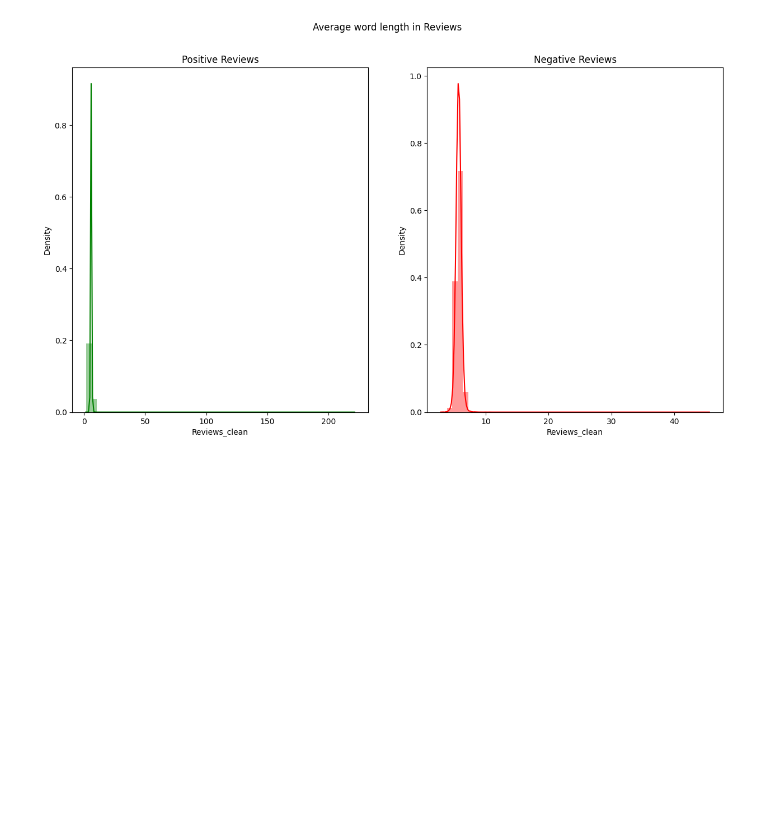
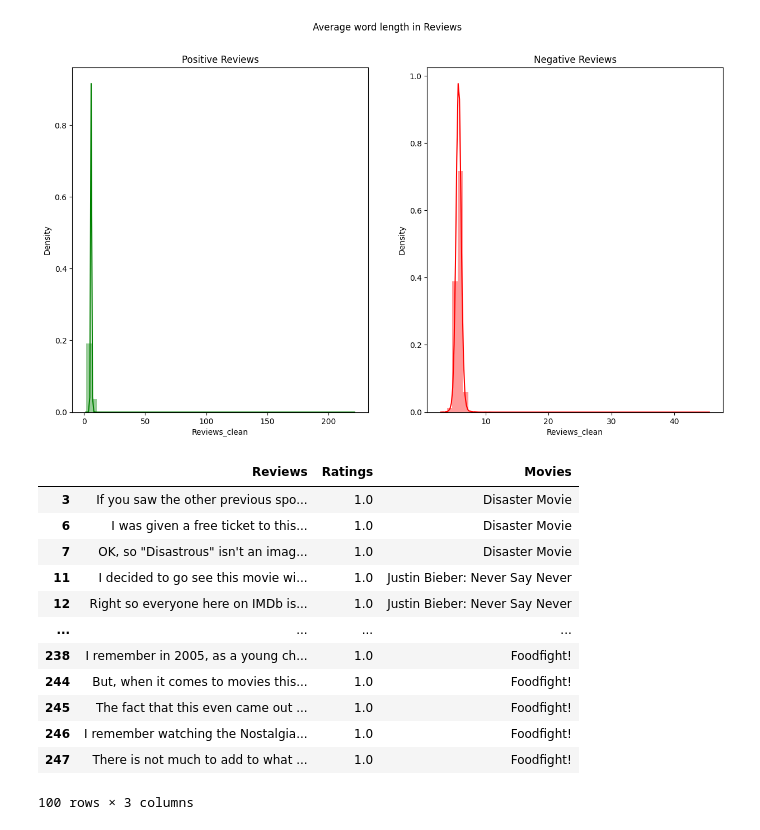
Before and after one commit to iamabhaytiwari343/SentimentAnalyzer, a Jupyter notebook: individualNotebooks/processing.ipynb, the cells around one changed output. Drawn from its saved outputs; the diff is of its cells as text; code cells hidden in the pictures; blank space fills up the shorter version.

```diff
--- a/processing.ipynb
+++ b/individualNotebooks/processing.ipynb
@@ -294,3 +294,20 @@ fig = px.bar(temp, x="Count", y="Common_words", title='Commmon trigram in Positi
              width=700, height=700, color='Common_words')
 # fig.show()
 fig.write_html("plotly_figure2.html")
+# %%
+pd.options.display.max_colwidth = 1000
+df[["Reviews","Ratings","Movies"]][(df['Ratings']<=4)&(df['Reviews_clean'].str.contains("good|great"))].head(100)
+# %% [output]
+|  | Reviews | Ratings | Movies |
+| 3 | If you saw the other previous spo... | 1.0 | Disaster Movie |
+| 6 | I was given a free ticket to this... | 1.0 | Disaster Movie |
+| 7 | OK, so "Disastrous" isn't an imag... | 1.0 | Disaster Movie |
+| 11 | I decided to go see this movie wi... | 1.0 | Justin Bieber: Never Say Never |
+| 12 | Right so everyone here on IMDb is... | 1.0 | Justin Bieber: Never Say Never |
+| ... | ... | ... | ... |
+| 238 | I remember in 2005, as a young ch... | 1.0 | Foodfight! |
+| 244 | But, when it comes to movies this... | 1.0 | Foodfight! |
+| 245 | The fact that this even came out ... | 1.0 | Foodfight! |
+| 246 | I remember watching the Nostalgia... | 1.0 | Foodfight! |
+| 247 | There is not much to add to what ... | 1.0 | Foodfight! |
+100 rows × 3 columns
```
Also changed, not shown: parts of 2 cells of this notebook, 5 other files.
